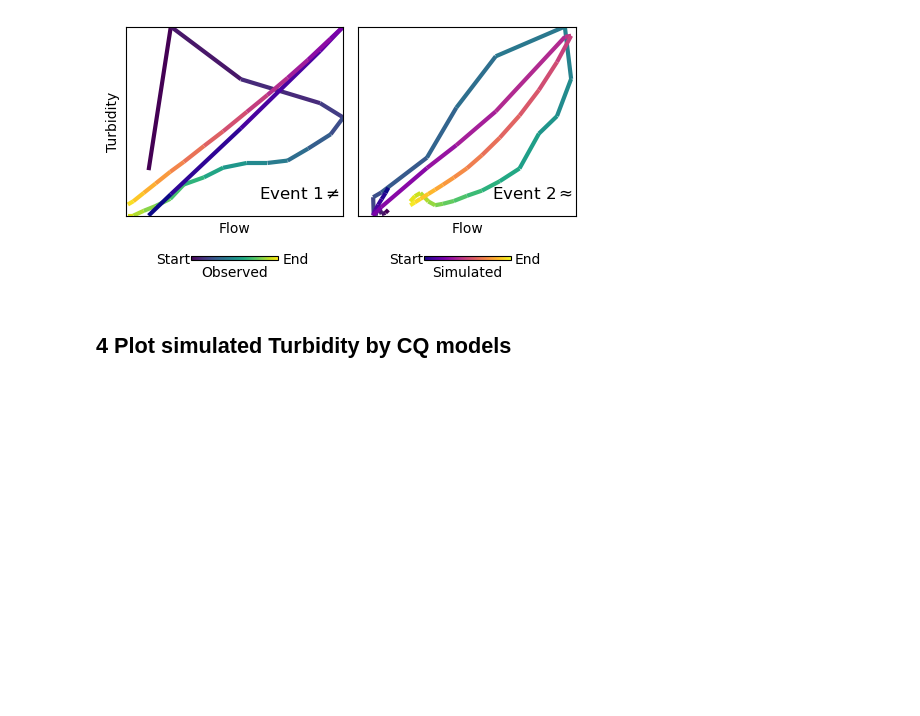
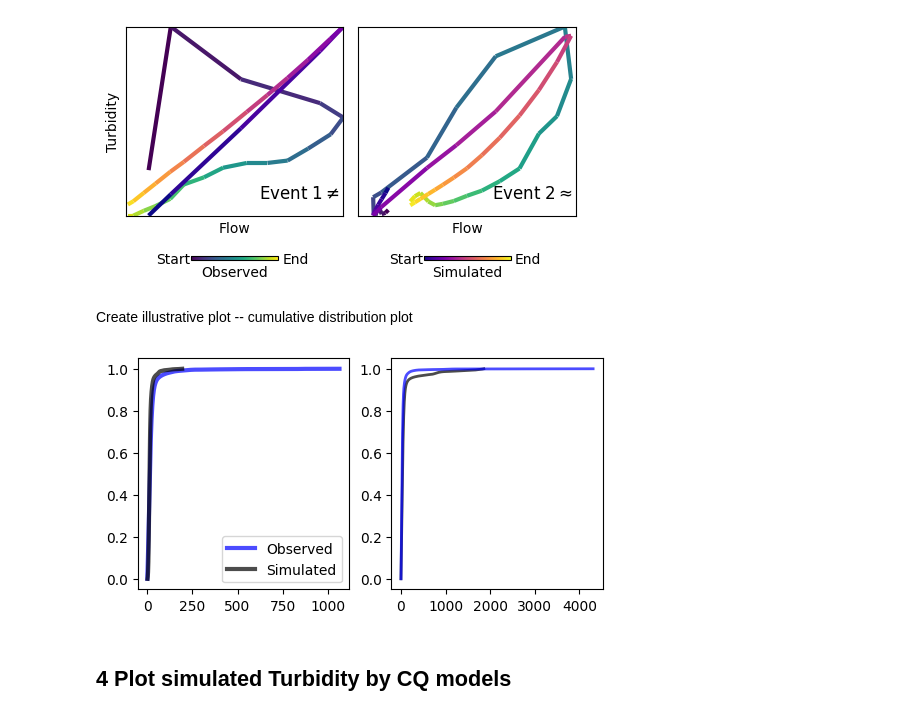
Before and after one commit to QianWanghhu/BushFireWQ, a Jupyter notebook: src/Explore_212058_CQ.ipynb, the cells around one changed output. Saved outputs shown, nothing was run; the diff lists cells and outputs as text; code cells hidden in the pictures; blank space fills up the shorter version.

```diff
--- a/src/Explore_212058_CQ.ipynb
+++ b/src/Explore_212058_CQ.ipynb
@@ -352,6 +344,47 @@ plt.tight_layout()
 plt.savefig(f'{fig_dir}Illustrative plot/HysteresisNorm{norm_plot}.png', format='png', dpi=300)
 # %% [output]
 [figure]
+# %% [markdown]
+Create illustrative plot -- cumulative distribution plot
+# %%
+from scipy.stats import gaussian_kde
+from scipy.integrate import cumulative_trapezoid
+storm_data['Datetime'] = pd.to_datetime(storm_data['Datetime'], format = 'mixed', dayfirst = True)
+storm_data['Time Period'] = storm_data['Datetime'].apply(
+    lambda x: 'Postfire' if x > date_postfire else 'Prefire')
+# 用KDE估计概率密度函数（PDF）
+fig, axes = plt.subplots(nrows=1, ncols = 2, figsize=(6, 3))
+# Plot prefire data
+prefire_data = storm_data[storm_data['Time Period'] == 'Prefire']
+postfire_data = storm_data[storm_data['Time Period'] == 'Postfire']
+for color, ls, data, label in zip(['blue', 'black'], ['-', '--'],
+                                  [prefire_data['Turbidity (NTU)'].values, prefire_data['turb_est'].values],
+                                  ['Observed', 'Simulated']):
+    kde = gaussian_kde(data)
+    x_grid = np.linspace(min(data), max(data), 1000)  # 精细网格
+    pdf = kde.evaluate(x_grid)
+
+    # 数值积分PDF得到CDF（累积分布函数）
+    cdf = cumulative_trapezoid(pdf, x_grid, initial=0)
+    cdf = cdf / cdf[-1]  # 归一化到[0, 1]
+    # 绘制平滑CDF曲线
+    axes[0].plot(x_grid, cdf, color=color, ls = '-', lw=3, label=label, alpha = 0.7)
+axes[0].legend()
+# Plot postfire data
+for color, ls, data, label in zip(['black', 'blue'], ['-.-', '-'],
+                                  [postfire_data['Turbidity (NTU)'].values, postfire_data['turb_est'].values],
+                                  ['Observed', 'Simulated']):
+    kde = gaussian_kde(data)
+    x_grid = np.linspace(min(data), max(data), 1000)  # 精细网格
+    pdf = kde.evaluate(x_grid)
+
+    # 数值积分PDF得到CDF（累积分布函数）
+    cdf = cumulative_trapezoid(pdf, x_grid, initial=0)
+    cdf = cdf / cdf[-1]  # 归一化到[0, 1]
+    # 绘制平滑CDF曲线
+    axes[1].plot(x_grid, cdf, color=color, ls = '-', lw=2, label=label, alpha = 0.7)
+# %% [output]
+[figure, added]
 # %% [markdown]
 ## 4 Plot simulated Turbidity by CQ models
 # %% [markdown]
```
Also changed, not shown: parts of 10 cells of this notebook, 7 other files.
